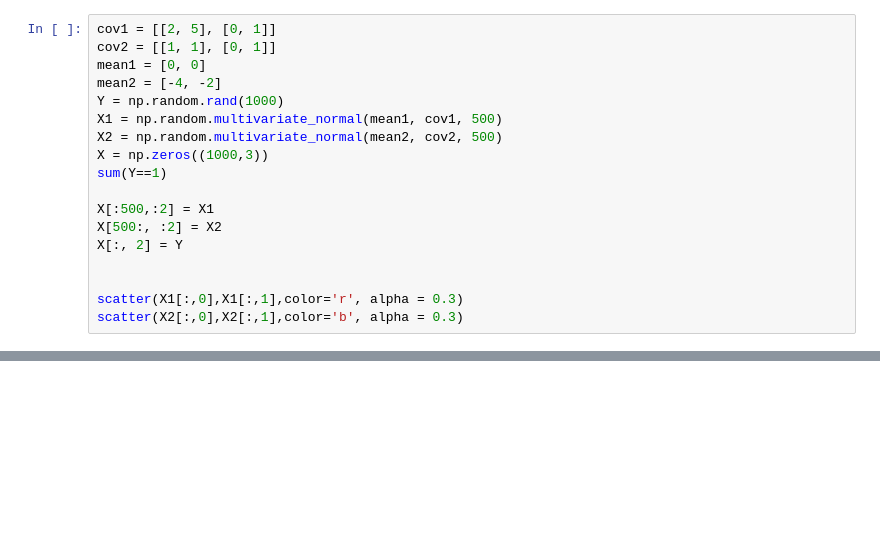
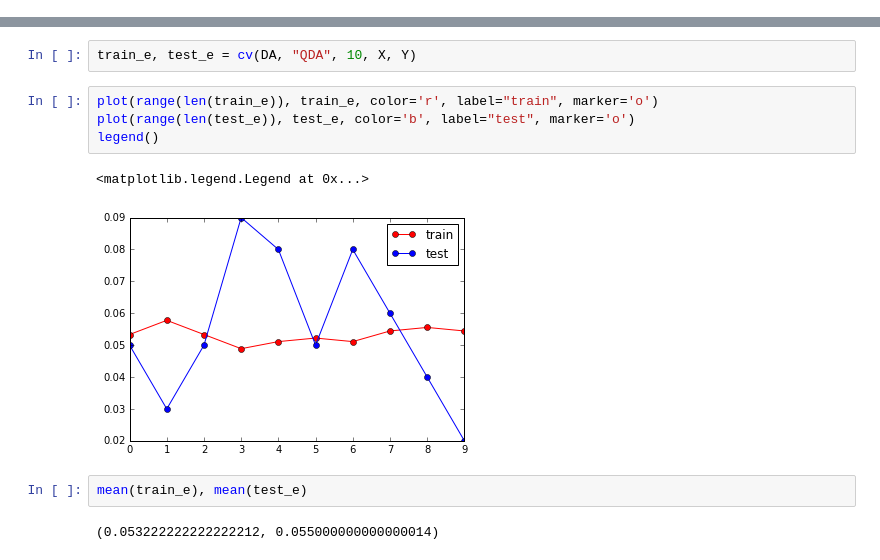
Before and after one commit to mmottahedi/STAT557, a Jupyter notebook: project1/Test.ipynb, the cells around one changed output, grey strips where cells are left out. Saved outputs shown, nothing was run; the diff lists cells and outputs as text; blank space fills up the shorter version.

```diff
--- a/project1/Test.ipynb
+++ b/project1/Test.ipynb
@@ -28,18 +29,0 @@ accuracy:  0.943
-# %%
-cov1 = [[2, 5], [0, 1]]
-cov2 = [[1, 1], [0, 1]]
-mean1 = [0, 0]
-mean2 = [-4, -2]
-Y = np.random.rand(1000)
-X1 = np.random.multivariate_normal(mean1, cov1, 500)
-X2 = np.random.multivariate_normal(mean2, cov2, 500)
-X = np.zeros((1000,3))
-sum(Y==1)
-
-X[:500,:2] = X1
-X[500:, :2] = X2
-X[:, 2] = Y
-
-
-scatter(X1[:,0],X1[:,1],color='r', alpha = 0.3)
-scatter(X2[:,0],X2[:,1],color='b', alpha = 0.3)
@@ -49,3 +37,16 @@ scatter(X2[:,0],X2[:,1],color='b', alpha = 0.3)
+# %%
+train_e, test_e = cv(DA, "QDA", 10, X, Y)
+# %%
+plot(range(len(train_e)), train_e, color='r', label="train", marker='o')
+plot(range(len(test_e)), test_e, color='b', label="test", marker='o')
+legend()
+# %% [output]
+<matplotlib.legend.Legend at 0x...>
+[figure, added]
+# %%
+mean(train_e), mean(test_e)
+# %% [output]
+(0.053222222222222212, 0.055000000000000014)
 # %%
 from scipy.linalg import svd, eig
 from sklearn.decomposition import PCA
```
Also changed, not shown: parts of 8 cells of this notebook, 4 other files.
